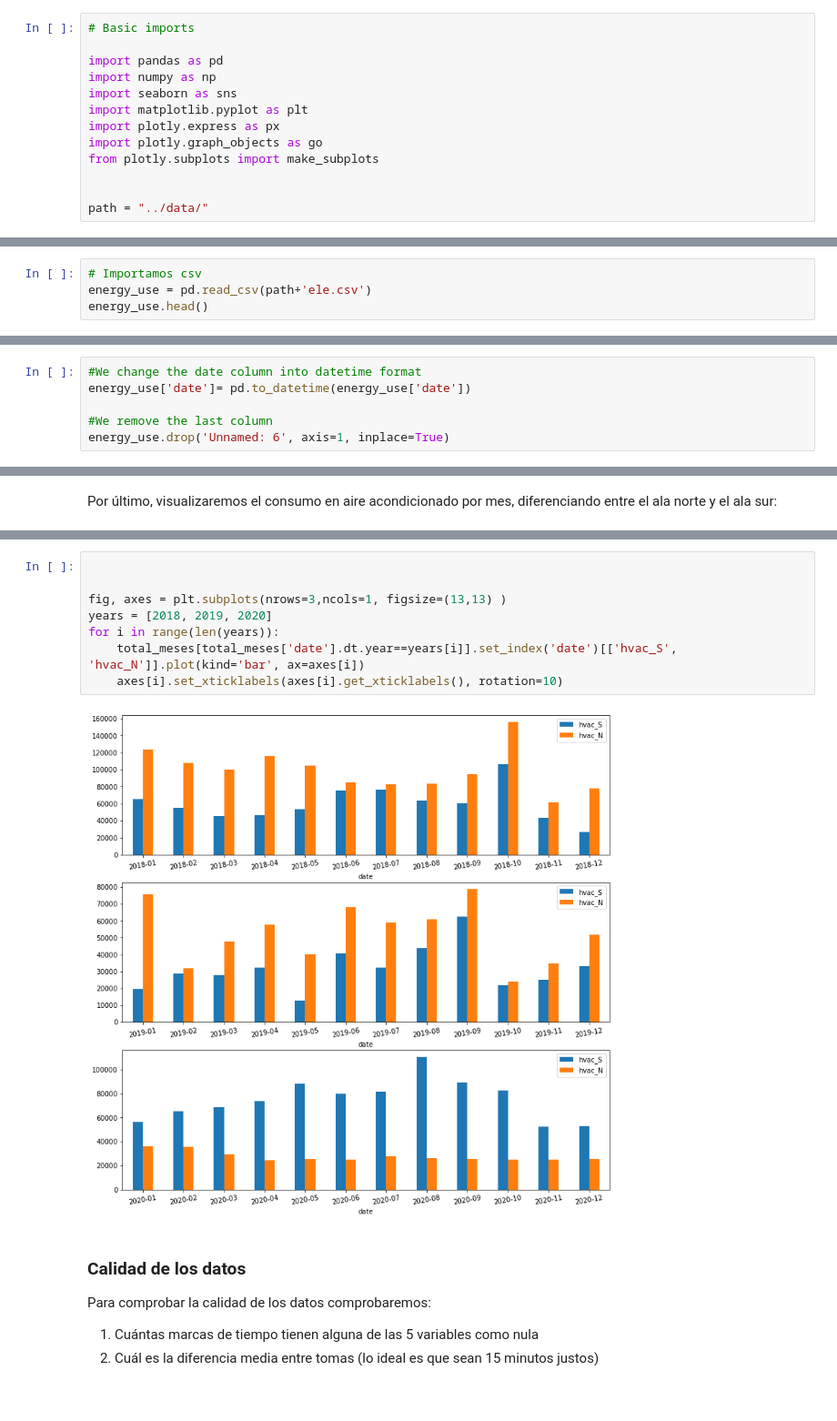
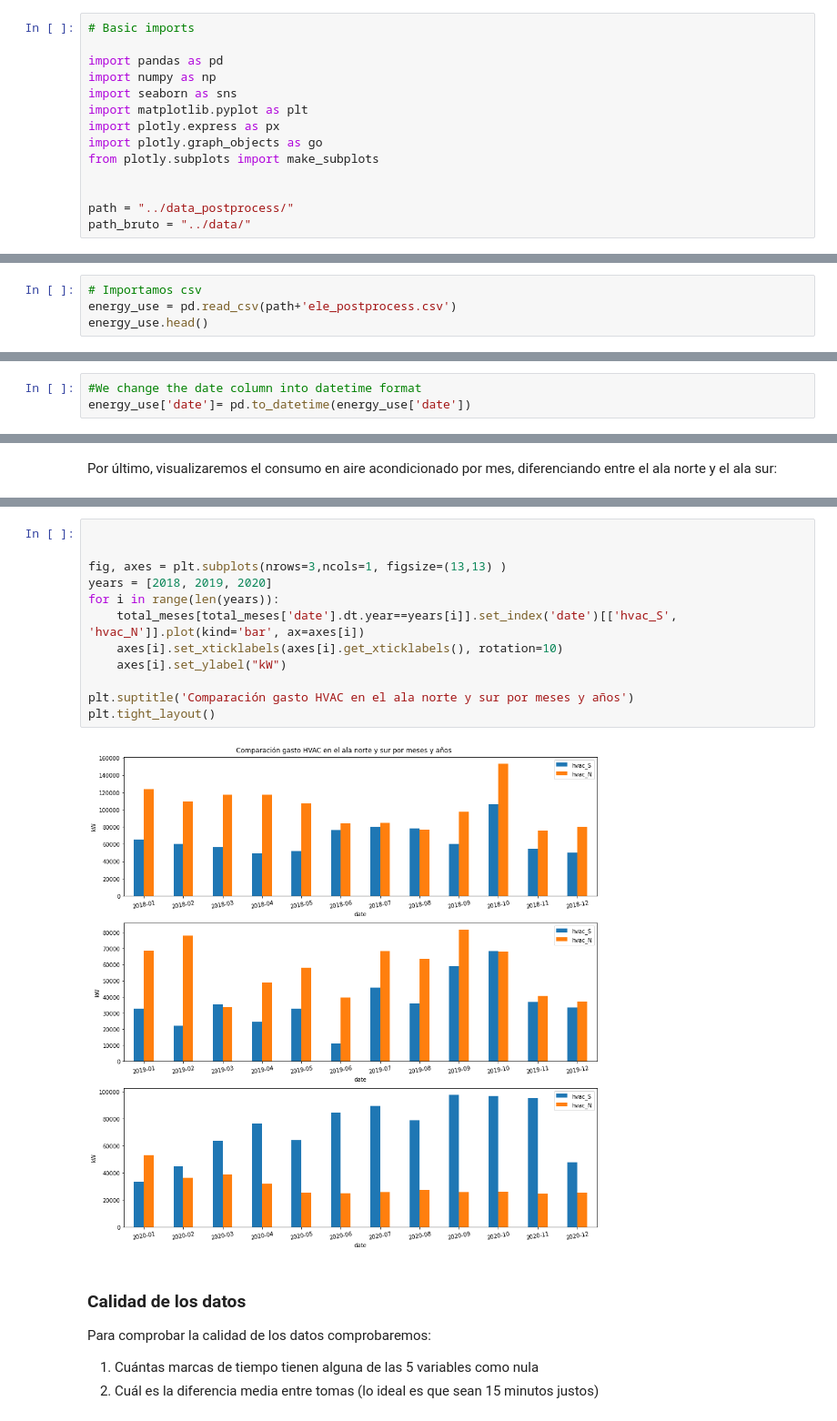
Before and after one commit to maaguado/time-series-building59, a Jupyter notebook: Inicial.ipynb, the cells around one changed output, grey strips where cells are left out. Shown at 91% size. Saved outputs shown, nothing was run; the diff lists cells and outputs as text.

```diff
--- a/Inicial.ipynb
+++ b/Inicial.ipynb
@@ -26,7 +27,8 @@ import plotly.graph_objects as go
 from plotly.subplots import make_subplots
 
 
-path = "../data/"
+path = "../data_postprocess/"
+path_bruto = "../data/"
 # %% [markdown]
 ## Energy use
 
@@ -38,6 +40,6 @@ El primer csv es el que contiene la información de uso de energía, y contiene
 5. hvac_N: carga de calefacción + aire acondicionado del ala norte
 # %%
 # Importamos csv
-energy_use = pd.read_csv(path+'ele.csv')
+energy_use = pd.read_csv(path+'ele_postprocess.csv')
 energy_use.head()
 # %% [output]
@@ -50,9 +52,6 @@ energy_use.head()
 # %%
 #We change the date column into datetime format
 energy_use['date']= pd.to_datetime(energy_use['date'])
-
-#We remove the last column
-energy_use.drop('Unnamed: 6', axis=1, inplace=True)
 # %%
 energy_use.head()
 # %% [output]
@@ -182,13 +184,17 @@ total_meses[total_meses['date'].dt.year==2019]
 # %%
 
 
 fig, axes = plt.subplots(nrows=3,ncols=1, figsize=(13,13) )
 years = [2018, 2019, 2020]
 for i in range(len(years)):
     total_meses[total_meses['date'].dt.year==years[i]].set_index('date')[['hvac_S', 'hvac_N']].plot(kind='bar', ax=axes[i])
     axes[i].set_xticklabels(axes[i].get_xticklabels(), rotation=10)
+    axes[i].set_ylabel("kW")
+
+plt.suptitle('Comparación gasto HVAC en el ala norte y sur por meses y años')
+plt.tight_layout()
 # %% [output]
-[figure, old version]
+[figure, new version]
 # %% [markdown]
 ### Calidad de los datos
 
```
Also changed, not shown: parts of 39 cells of this notebook, 1 other file.
